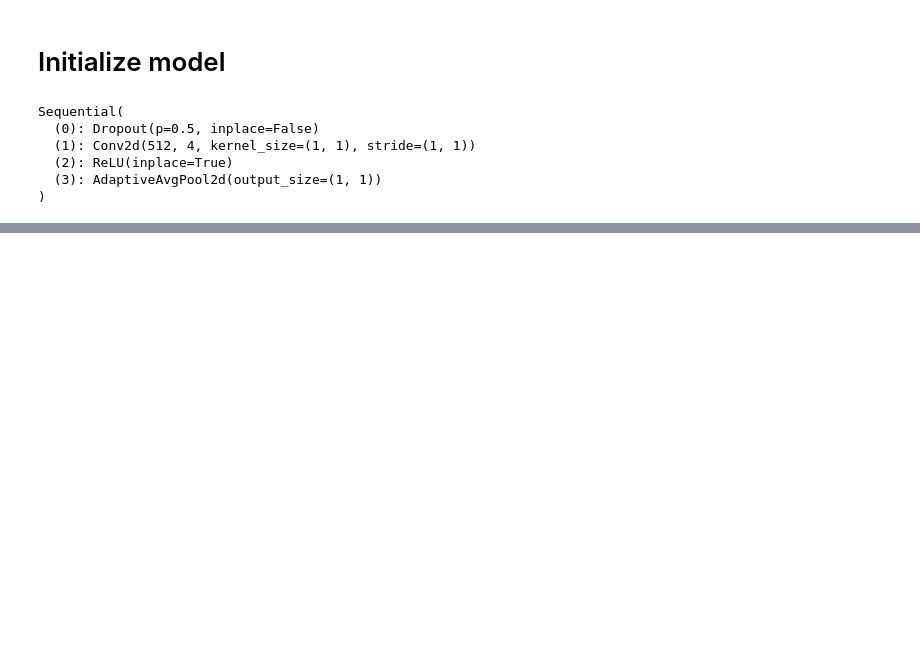
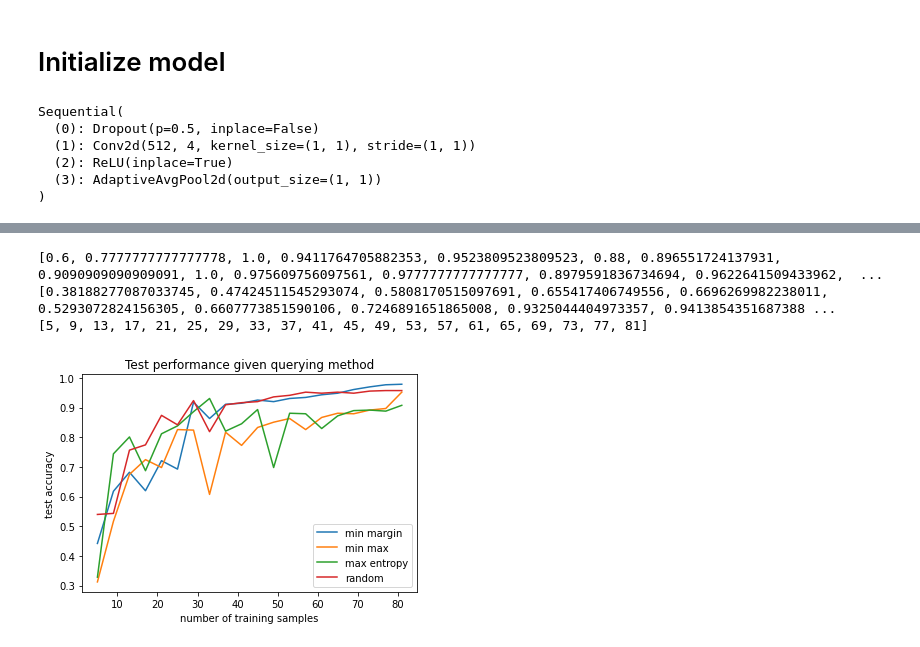
Before and after one commit to AndrewJGaut/Multimodal-Deep-Active-Learning-Framework, a Jupyter notebook: active_learning/basic_active_learning.ipynb, the cells around one changed output, grey strips where cells are left out. Cells and saved outputs as stored; diff of their text form; code cells hidden in the pictures; blank space fills up the shorter version.

```diff
--- a/active_learning/basic_active_learning.ipynb
+++ b/active_learning/basic_active_learning.ipynb
@@ -252,0 +165,40 @@ tester.plot_results()
+# %%
+print(tester.model_results[0].training_performance)
+print(tester.model_results[0].test_performance)
+print(tester.model_results[0].data_size)
+# %% [output]
+[0.6, 0.7777777777777778, 1.0, 0.9411764705882353, 0.9523809523809523, 0.88, 0.896551724137931, 0.9090909090909091, 1.0, 0.975609756097561, 0.9777777777777777, 0.8979591836734694, 0.9622641509433962,  ...
+[0.38188277087033745, 0.47424511545293074, 0.5808170515097691, 0.655417406749556, 0.6696269982238011, 0.5293072824156305, 0.6607773851590106, 0.7246891651865008, 0.9325044404973357, 0.9413854351687388 ...
+[5, 9, 13, 17, 21, 25, 29, 33, 37, 41, 45, 49, 53, 57, 61, 65, 69, 73, 77, 81]
+# %%
+data_size = [5, 9, 13, 17, 21, 25, 29, 33, 37, 41, 45, 49, 53, 57, 61, 65, 69, 73, 77, 81]
+
+# min margin
+min_margin_train_perf = [0.8, 0.7777777777777778, 0.8461538461538461, 0.8235294117647058, 1.0, 0.92, 0.9655172413793104, 0.9696969696969697, 1.0, 0.975609756097561, 0.9555555555555556, 0.9183673469387755, 0.9811320754716981, 0.9824561403508771, 0.9344262295081968, 0.9846153846153847, 0.9420289855072463, 0.9315068493150684, 0.922077922077922, 0.9506172839506173]
+min_margin_test_perf = [0.4422735346358792, 0.6181172291296625, 0.6820603907637656, 0.6198934280639432, 0.7211367673179396, 0.6927175843694494, 0.9182948490230906, 0.8632326820603907, 0.911190053285968, 0.9147424511545293, 0.9253996447602132, 0.9200710479573713, 0.9307282415630551, 0.9342806394316163, 0.9431616341030196, 0.9484902309058615, 0.9609236234458259, 0.9698046181172292, 0.9769094138543517, 0.9786856127886323]
+
+# min max
+min_max_train_perf = [0.6, 0.8888888888888888, 0.9230769230769231, 0.9411764705882353, 0.9523809523809523, 1.0, 0.9655172413793104, 0.8181818181818182, 0.972972972972973, 0.8780487804878049, 0.9777777777777777, 0.9183673469387755, 0.9245283018867925, 0.9298245614035088, 0.9508196721311475, 0.9384615384615385, 0.9420289855072463, 0.9726027397260274, 0.974025974025974, 0.9382716049382716]
+min_max_test_perf = [0.31261101243339257, 0.5168738898756661, 0.6749555950266429, 0.7246891651865008, 0.6980461811722913, 0.8259325044404974, 0.8241563055062167, 0.6074600355239786, 0.8170515097690941, 0.7726465364120781, 0.8330373001776199, 0.8507992895204263, 0.8632326820603907, 0.8259325044404974, 0.866785079928952, 0.8809946714031972, 0.8792184724689165, 0.8916518650088809, 0.8969804618117229, 0.9520426287744227]
+
+# max entropy
+max_entropy_train_perf = [0.6, 0.7777777777777778, 1.0, 0.8823529411764706, 1.0, 1.0, 1.0, 0.9393939393939394, 0.8918918918918919, 1.0, 0.9777777777777777, 0.8979591836734694, 0.9811320754716981, 0.9649122807017544, 0.8688524590163934, 0.9384615384615385, 0.9710144927536232, 0.9726027397260274, 0.8961038961038961, 0.9382716049382716]
+max_entropy_test_perf = [0.3285968028419183, 0.7442273534635879, 0.8010657193605684, 0.6873889875666075, 0.8117229129662522, 0.8383658969804618, 0.8863232682060391, 0.9307282415630551, 0.8206039076376554, 0.8454706927175843, 0.8934280639431617, 0.6980461811722913, 0.8809946714031972, 0.8792184724689165, 0.8294849023090586, 0.872113676731794, 0.8898756660746003, 0.8916518650088809, 0.8880994671403197, 0.9076376554174067]
+
+# random
+random_train_perf = [1.0, 0.7777777777777778, 0.9230769230769231, 1.0, 1.0, 1.0, 1.0, 0.9393939393939394, 0.9459459459459459, 0.9512195121951219, 0.9777777777777777, 0.9795918367346939, 1.0, 0.9824561403508771, 0.9836065573770492, 0.9846153846153847, 1.0, 0.9726027397260274, 0.987012987012987, 0.9753086419753086]
+random_test_perf = [0.5399644760213144, 0.5435168738898757, 0.7566607460035524, 0.7744227353463587, 0.8738898756660746, 0.8419182948490231, 0.9236234458259325, 0.8188277087033747, 0.9094138543516874, 0.91651865008881, 0.9200710479573713, 0.9360568383658969, 0.9413854351687388, 0.9520426287744227, 0.9484902309058615, 0.9520426287744227, 0.9484902309058615, 0.955595026642984, 0.9573712255772646, 0.9573712255772646]
+# %%
+from matplotlib import pyplot as plt
+plt.figure()
+plt.plot(data_size,min_margin_test_perf,label='min margin')
+plt.plot(data_size,min_max_test_perf,label='min max')
+plt.plot(data_size,max_entropy_test_perf,label='max entropy')
+plt.plot(data_size,random_test_perf,label='random')
+plt.legend()
+plt.title('Test performance given querying method')
+plt.ylabel("test accuracy")
+plt.xlabel("number of training samples")
+plt.show()
+# %% [output]
+[figure, added]
```
Also changed, not shown: parts of 6 cells of this notebook, 3 other files.
